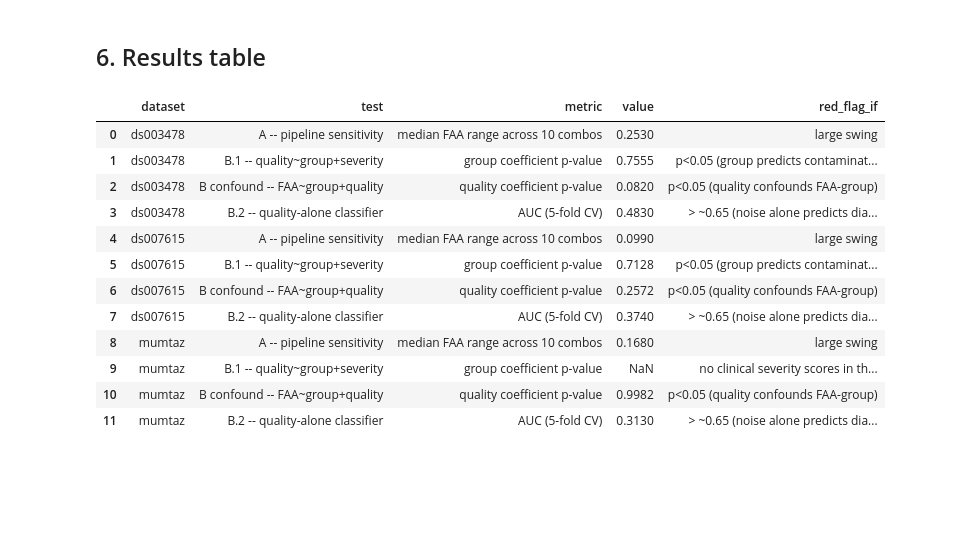
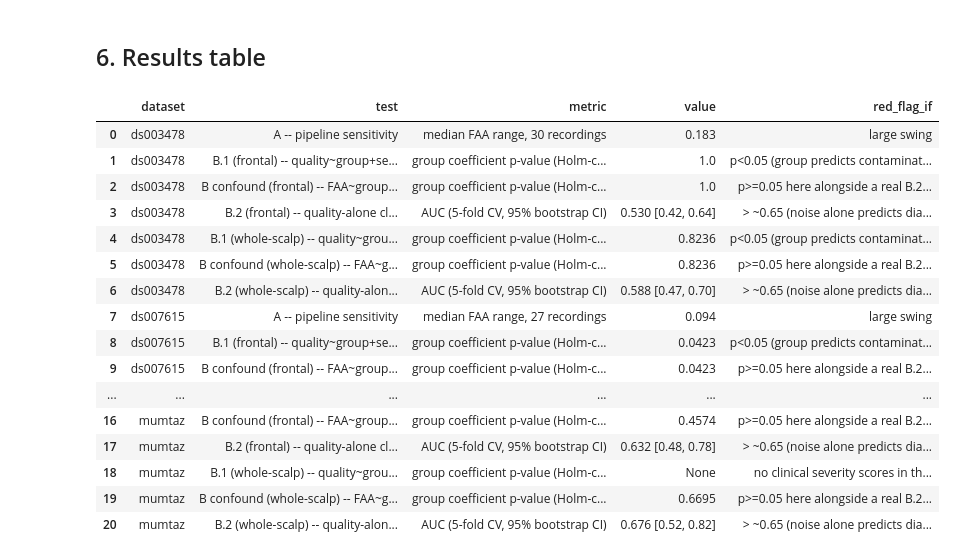
Before and after one commit to HYPERPRO2020/eegtest, a Jupyter notebook: neuroqa/notebooks/phase1_findings.ipynb, the cells around one changed output. Cells and saved outputs as stored; diff of their text form; code cells hidden in the pictures; blank space fills up the shorter version.

```diff
--- a/neuroqa/notebooks/phase1_findings.ipynb
+++ b/neuroqa/notebooks/phase1_findings.ipynb
@@ -271,8 +275,8 @@ for name in DATASETS:
         if "error" in r:
             print(f"  {pipeline_name:12s} SKIPPED -- {r['error']}")
             continue
-        print(f"  {pipeline_name:12s} accuracy={r['accuracy']:.2f}  AUC={r['auc']:.2f}  "
-              f"(baseline {r['baseline']:.2f}, n={r['n']})")
+        print(f"  {pipeline_name:12s} accuracy={r['accuracy']:.2f}  AUC={r['auc']:.2f} "
+              f"[{r['auc_ci_lo']:.2f}, {r['auc_ci_hi']:.2f}]  (baseline {r['baseline']:.2f}, n={r['n']})")
         clf_rows.append({"dataset": name, "pipeline": pipeline_name, **r})
     print()
 clf_df = pd.DataFrame(clf_rows)
@@ -390,38 +409,46 @@ for name in DATASETS:
 # %%
 rows = []
 for name in DATASETS:
     b = study_b[name]
+    frontal, whole_scalp = b["frontal"], b["whole_scalp"]
     wide = study_a_wide[name]
-    r1 = b["regression_1_quality_on_group_severity"]
-    r2 = b["regression_2_faa_on_group_quality"]
-    r3 = b["regression_3_quality_classifies_group"]
     rows.append({"dataset": name, "test": "A -- pipeline sensitivity",
-                  "metric": "median FAA range across 10 combos", "value": round(float(wide.faa_range.median()), 3),
+                  "metric": f"median FAA range, {len(wide)} recordings", "value": round(float(wide.faa_range.median()), 3),
                   "red_flag_if": "large swing"})
-    rows.append({"dataset": name, "test": "B.1 -- quality~group+severity",
-                  "metric": "group coefficient p-value",
-                  "value": (round(float(r1["pvalues"]["group_mdd"]), 4) if r1 else None),
-                  "red_flag_if": "p<0.05 (group predicts contamination)" if r1 else b["regression_1_skipped_reason"]})
-    rows.append({"dataset": name, "test": "B confound -- FAA~group+quality",
-                  "metric": "quality coefficient p-value", "value": round(float(r2["pvalues"]["quality_alpha_pct"]), 4),
-                  "red_flag_if": "p<0.05 (quality confounds FAA-group)"})
-    rows.append({"dataset": name, "test": "B.2 -- quality-alone classifier",
-                  "metric": "AUC (5-fold CV)", "value": round(float(r3["auc"]), 3),
-                  "red_flag_if": "> ~0.65 (noise alone predicts diagnosis)"})
+    for variant_name, v in [("frontal", frontal), ("whole-scalp", whole_scalp)]:
+        r1 = v["regression_1_quality_on_group_severity"]
+        r2 = v["regression_2_faa_on_group_quality"]
+        r3 = v["regression_3_quality_classifies_group"]
+        rows.append({"dataset": name, "test": f"B.1 ({variant_name}) -- quality~group+severity",
+                      "metric": "group coefficient p-value (Holm-corrected)",
+                      "value": (round(v["holm_corrected_pvalues"].get("group_mdd", float("nan")), 4) if r1 else None),
+                      "red_flag_if": "p<0.05 (group predicts contamination)" if r1 else v["regression_1_skipped_reason"]})
+        rows.append({"dataset": name, "test": f"B confound ({variant_name}) -- FAA~group+quality",
+                      "metric": "group coefficient p-value (Holm-corrected)",
+                      "value": round(v["holm_corrected_pvalues"]["group_mdd"], 4),
+                      "red_flag_if": "p>=0.05 here alongside a real B.2 leak would undercut the group-FAA link"})
+        rows.append({"dataset": name, "test": f"B.2 ({variant_name}) -- quality-alone classifier",
+                      "metric": "AUC (5-fold CV, 95% bootstrap CI)",
+                      "value": f"{r3['auc']:.3f} [{r3['auc_ci_lo']:.2f}, {r3['auc_ci_hi']:.2f}]",
+                      "red_flag_if": "> ~0.65 (noise alone predicts diagnosis)"})
 results_table = pd.DataFrame(rows)
 results_table.to_csv(REPO_ROOT / "outputs" / "phase1_results_table.csv", index=False)
 display(results_table)
 # %% [output]
 |  | dataset | test | metric | value | red_flag_if |
-| 0 | ds003478 | A -- pipeline sensitivity | median FAA range across 10 combos | 0.2530 | large swing |
-| 1 | ds003478 | B.1 -- quality~group+severity | group coefficient p-value | 0.7555 | p<0.05 (group predicts contaminat... |
-| 2 | ds003478 | B confound -- FAA~group+quality | quality coefficient p-value | 0.0820 | p<0.05 (quality confounds FAA-group) |
-| 3 | ds003478 | B.2 -- quality-alone classifier | AUC (5-fold CV) | 0.4830 | > ~0.65 (noise alone predicts dia... |
-| 4 | ds007615 | A -- pipeline sensitivity | median FAA range across 10 combos | 0.0990 | large swing |
-| 5 | ds007615 | B.1 -- quality~group+severity | group coefficient p-value | 0.7128 | p<0.05 (group predicts contaminat... |
-| 6 | ds007615 | B confound -- FAA~group+quality | quality coefficient p-value | 0.2572 | p<0.05 (quality confounds FAA-group) |
-| 7 | ds007615 | B.2 -- quality-alone classifier | AUC (5-fold CV) | 0.3740 | > ~0.65 (noise alone predicts dia... |
-| 8 | mumtaz | A -- pipeline sensitivity | median FAA range across 10 combos | 0.1680 | large swing |
-| 9 | mumtaz | B.1 -- quality~group+severity | group coefficient p-value | NaN | no clinical severity scores in th... |
-| 10 | mumtaz | B confound -- FAA~group+quality | quality coefficient p-value | 0.9982 | p<0.05 (quality confounds FAA-group) |
-| 11 | mumtaz | B.2 -- quality-alone classifier | AUC (5-fold CV) | 0.3130 | > ~0.65 (noise alone predicts dia... |
+| 0 | ds003478 | A -- pipeline sensitivity | median FAA range, 30 recordings | 0.183 | large swing |
+| 1 | ds003478 | B.1 (frontal) -- quality~group+se... | group coefficient p-value (Holm-c... | 1.0 | p<0.05 (group predicts contaminat... |
+| 2 | ds003478 | B confound (frontal) -- FAA~group... | group coefficient p-value (Holm-c... | 1.0 | p>=0.05 here alongside a real B.2... |
+| 3 | ds003478 | B.2 (frontal) -- quality-alone cl... | AUC (5-fold CV, 95% bootstrap CI) | 0.530 [0.42, 0.64] | > ~0.65 (noise alone predicts dia... |
+| 4 | ds003478 | B.1 (whole-scalp) -- quality~grou... | group coefficient p-value (Holm-c... | 0.8236 | p<0.05 (group predicts contaminat... |
+| 5 | ds003478 | B confound (whole-scalp) -- FAA~g... | group coefficient p-value (Holm-c... | 0.8236 | p>=0.05 here alongside a real B.2... |
+| 6 | ds003478 | B.2 (whole-scalp) -- quality-alon... | AUC (5-fold CV, 95% bootstrap CI) | 0.588 [0.47, 0.70] | > ~0.65 (noise alone predicts dia... |
+| 7 | ds007615 | A -- pipeline sensitivity | median FAA range, 27 recordings | 0.094 | large swing |
+| 8 | ds007615 | B.1 (frontal) -- quality~group+se... | group coefficient p-value (Holm-c... | 0.0423 | p<0.05 (group predicts contaminat... |
+| 9 | ds007615 | B confound (frontal) -- FAA~group... | group coefficient p-value (Holm-c... | 0.0423 | p>=0.05 here alongside a real B.2... |
+| ... | ... | ... | ... | ... | ... |
+| 16 | mumtaz | B confound (frontal) -- FAA~group... | group coefficient p-value (Holm-c... | 0.4574 | p>=0.05 here alongside a real B.2... |
+| 17 | mumtaz | B.2 (frontal) -- quality-alone cl... | AUC (5-fold CV, 95% bootstrap CI) | 0.632 [0.48, 0.78] | > ~0.65 (noise alone predicts dia... |
+| 18 | mumtaz | B.1 (whole-scalp) -- quality~grou... | group coefficient p-value (Holm-c... | None | no clinical severity scores in th... |
+| 19 | mumtaz | B confound (whole-scalp) -- FAA~g... | group coefficient p-value (Holm-c... | 0.6695 | p>=0.05 here alongside a real B.2... |
+| 20 | mumtaz | B.2 (whole-scalp) -- quality-alon... | AUC (5-fold CV, 95% bootstrap CI) | 0.676 [0.52, 0.82] | > ~0.65 (noise alone predicts dia... |
```
Also changed, not shown: parts of 11 cells of this notebook, 28 other files.
